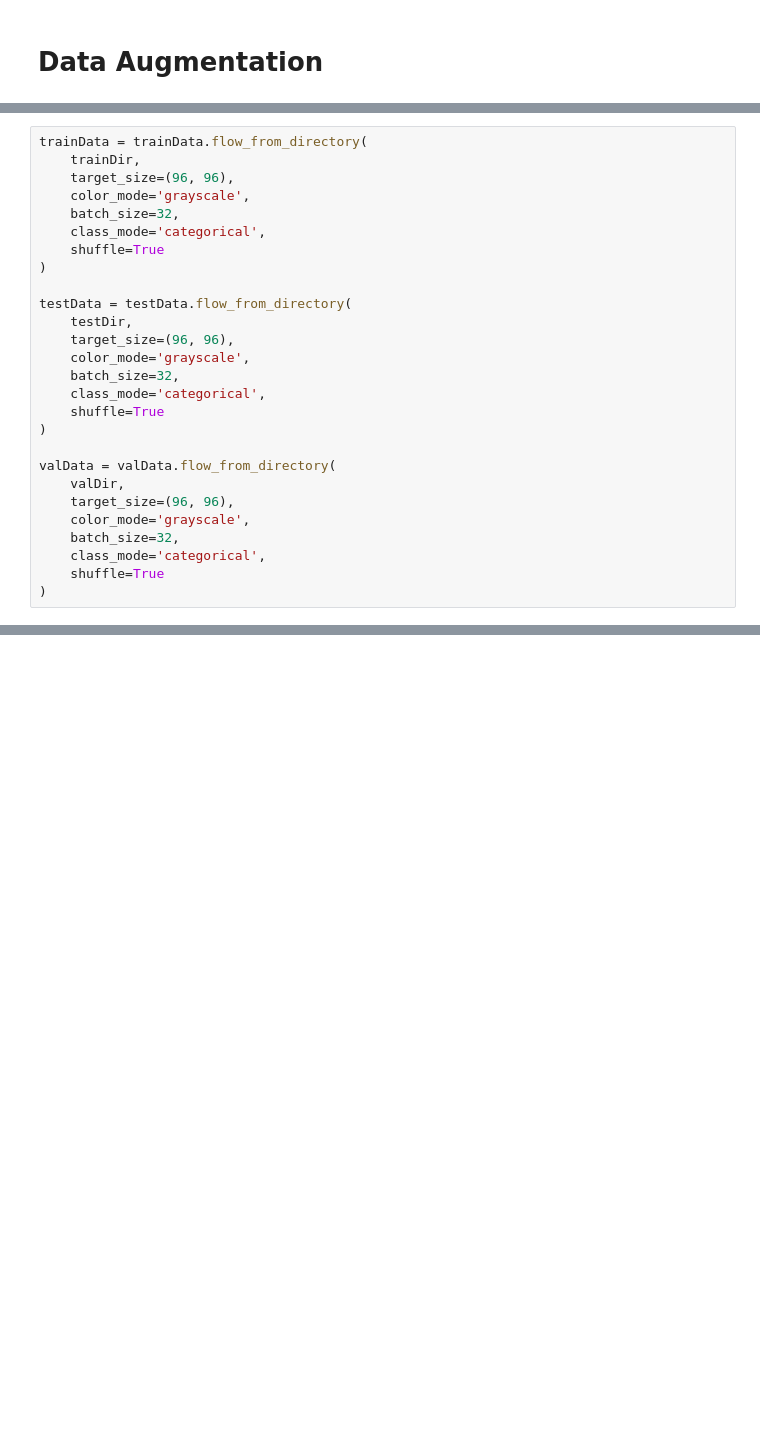
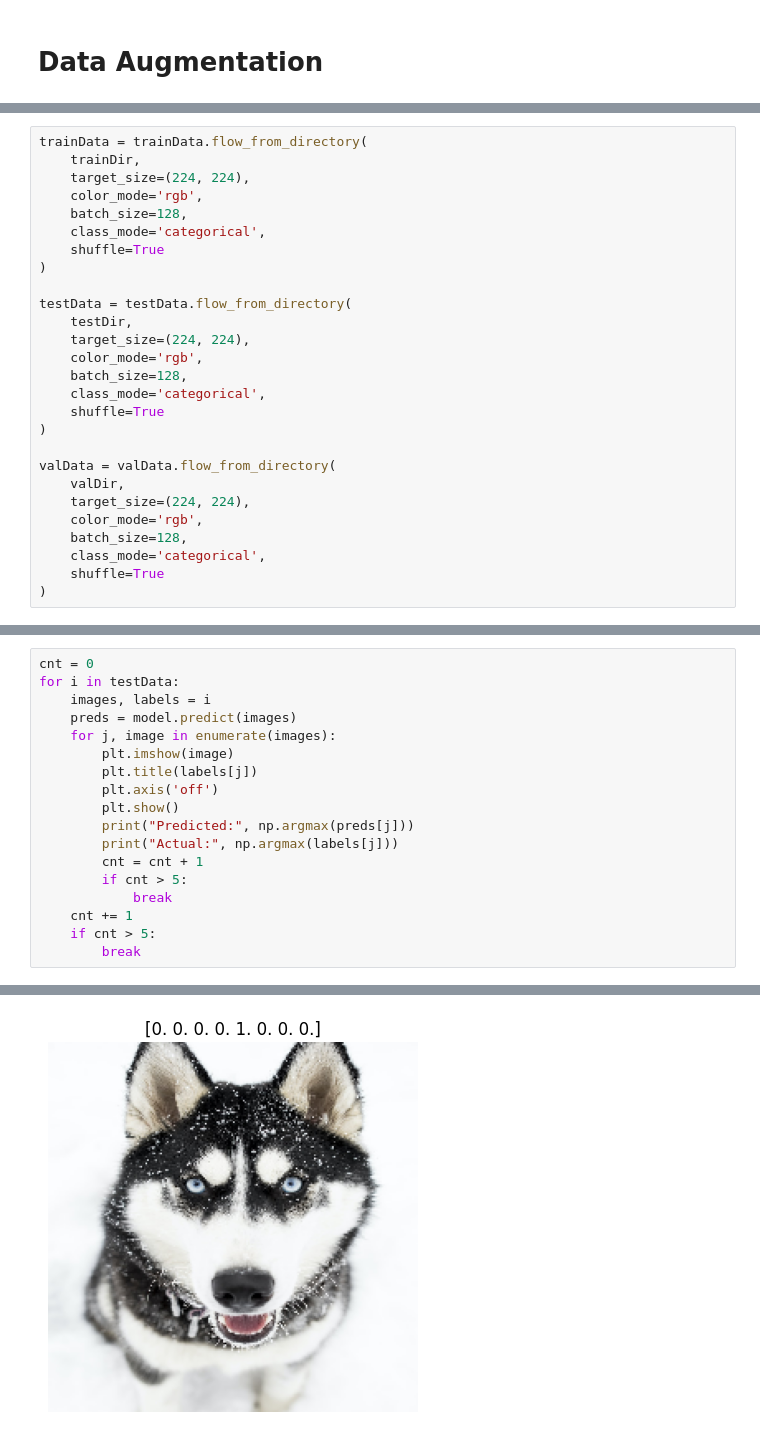
Before and after one commit to Abdelmohsenn/AI-Projects, a Jupyter notebook: DogBreedsClassification/DogBreedsDL.ipynb, the cells around one changed output, grey strips where cells are left out. Saved outputs shown, nothing was run; the diff lists cells and outputs as text; blank space fills up the shorter version.

```diff
--- a/DogBreedsClassification/DogBreedsDL.ipynb
+++ b/DogBreedsClassification/DogBreedsDL.ipynb
@@ -140,27 +165,27 @@ valData = ImageDataGenerator(rescale=1./255)
 # %%
 trainData = trainData.flow_from_directory(
     trainDir,
-    target_size=(96, 96),
-    color_mode='grayscale',
-    batch_size=32,
+    target_size=(224, 224),
+    color_mode='rgb',
+    batch_size=128,
     class_mode='categorical',
     shuffle=True
 )
 
 testData = testData.flow_from_directory(
     testDir,
-    target_size=(96, 96),
-    color_mode='grayscale',
-    batch_size=32,
+    target_size=(224, 224),
+    color_mode='rgb',
+    batch_size=128,
     class_mode='categorical',
     shuffle=True
 )
 
 valData = valData.flow_from_directory(
     valDir,
-    target_size=(96, 96),
-    color_mode='grayscale',
-    batch_size=32,
+    target_size=(224, 224),
+    color_mode='rgb',
+    batch_size=128,
     class_mode='categorical',
     shuffle=True
 )
@@ -219,0 +341,19 @@ KeyboardInterrupt:
+# %%
+cnt = 0
+for i in testData:
+    images, labels = i
+    preds = model.predict(images)
+    for j, image in enumerate(images):
+        plt.imshow(image)
+        plt.title(labels[j])
+        plt.axis('off')
+        plt.show()
+        print("Predicted:", np.argmax(preds[j]))
+        print("Actual:", np.argmax(labels[j]))
+        cnt = cnt + 1
+        if cnt > 5:
+            break
+    cnt += 1
+    if cnt > 5:
+        break
+# %% [output]
@@ -219,0 +361 @@ KeyboardInterrupt:
+[figure, added]
```
Also changed, not shown: parts of 22 cells of this notebook.
